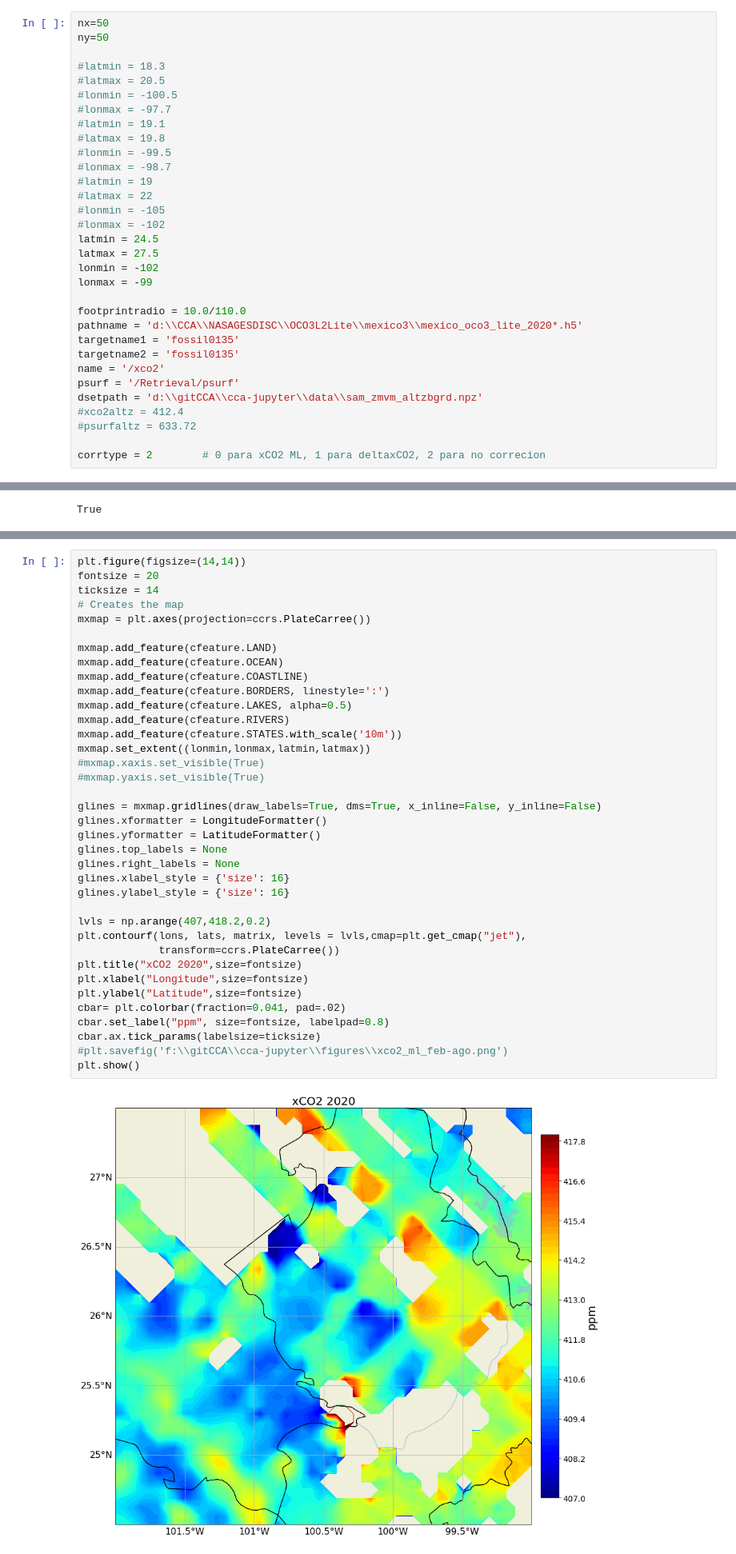
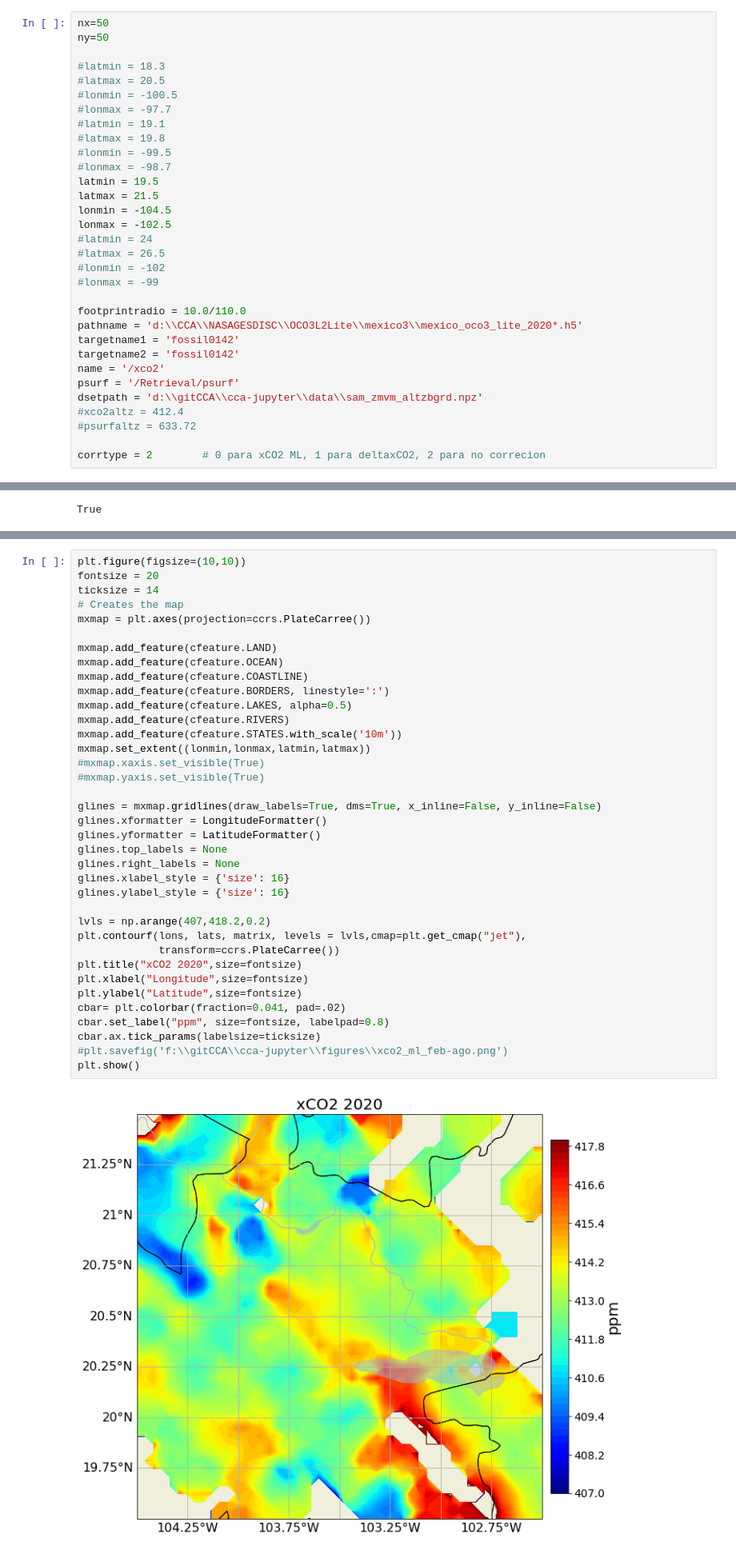
Before and after one commit to mixtli-c/cca-jupyter, a Jupyter notebook: avg_matrix_map.ipynb, the cells around one changed output, grey strips where cells are left out. Shown at 80% size. Cells and saved outputs as stored; diff of their text form.

```diff
--- a/avg_matrix_map.ipynb
+++ b/avg_matrix_map.ipynb
@@ -152,19 +152,19 @@ ny=50
 #latmax = 19.8
 #lonmin = -99.5
 #lonmax = -98.7
-#latmin = 19
-#latmax = 22
-#lonmin = -105
-#lonmax = -102
-latmin = 24.5
-latmax = 27.5
-lonmin = -102
-lonmax = -99
+latmin = 19.5
+latmax = 21.5
+lonmin = -104.5
+lonmax = -102.5
+#latmin = 24
+#latmax = 26.5
+#lonmin = -102
+#lonmax = -99
 
 footprintradio = 10.0/110.0
 pathname = 'd:\\CCA\\NASAGESDISC\\OCO3L2Lite\\mexico3\\mexico_oco3_lite_2020*.h5'
-targetname1 = 'fossil0135'
-targetname2 = 'fossil0135'
+targetname1 = 'fossil0142'
+targetname2 = 'fossil0142'
 name = '/xco2'
 psurf = '/Retrieval/psurf'
 dsetpath = 'd:\\gitCCA\\cca-jupyter\\data\\sam_zmvm_altzbgrd.npz'
@@ -237,7 +237,7 @@ tmax=(datetime.datetime(2020,12,31,0,0,0)-to).total_seconds()
 matrix=matrixforinterval(tmin,tmax,datos)
 #np.save('matrixDelta0605',matrix)
 # %%
-plt.figure(figsize=(14,14))
+plt.figure(figsize=(10,10))
 fontsize = 20
 ticksize = 14
 # Creates the map
@@ -247,34 +247,34 @@ mxmap.add_feature(cfeature.LAND)
 mxmap.add_feature(cfeature.OCEAN)
 mxmap.add_feature(cfeature.COASTLINE)
 mxmap.add_feature(cfeature.BORDERS, linestyle=':')
 mxmap.add_feature(cfeature.LAKES, alpha=0.5)
 mxmap.add_feature(cfeature.RIVERS)
 mxmap.add_feature(cfeature.STATES.with_scale('10m'))
 mxmap.set_extent((lonmin,lonmax,latmin,latmax))
 #mxmap.xaxis.set_visible(True)
 #mxmap.yaxis.set_visible(True)
 
 glines = mxmap.gridlines(draw_labels=True, dms=True, x_inline=False, y_inline=False)
 glines.xformatter = LongitudeFormatter()
 glines.yformatter = LatitudeFormatter()
 glines.top_labels = None
 glines.right_labels = None
 glines.xlabel_style = {'size': 16}
 glines.ylabel_style = {'size': 16}
 
 lvls = np.arange(407,418.2,0.2)
 plt.contourf(lons, lats, matrix, levels = lvls,cmap=plt.get_cmap("jet"),
              transform=ccrs.PlateCarree())
 plt.title("xCO2 2020",size=fontsize)
 plt.xlabel("Longitude",size=fontsize)
 plt.ylabel("Latitude",size=fontsize)
 cbar= plt.colorbar(fraction=0.041, pad=.02)
 cbar.set_label("ppm", size=fontsize, labelpad=0.8)
 cbar.ax.tick_params(labelsize=ticksize)
 #plt.savefig('f:\\gitCCA\\cca-jupyter\\figures\\xco2_ml_feb-ago.png')
 plt.show()
 # %% [output]
-[figure, old version]
+[figure, new version]
 # %%
 fh5.close()
 # %% [output]
```
Also changed, not shown: parts of 2 cells of this notebook, 4 other files.
